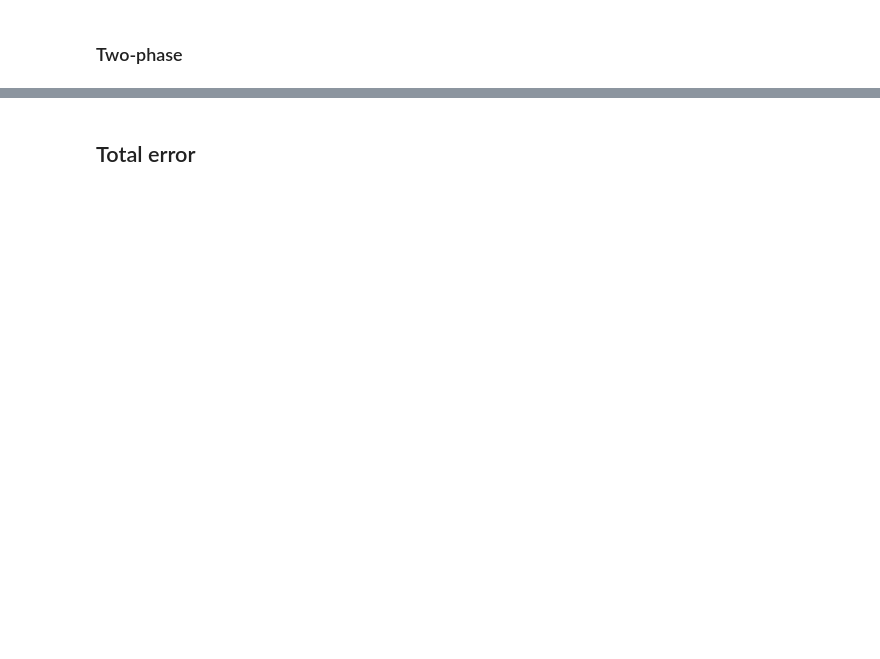
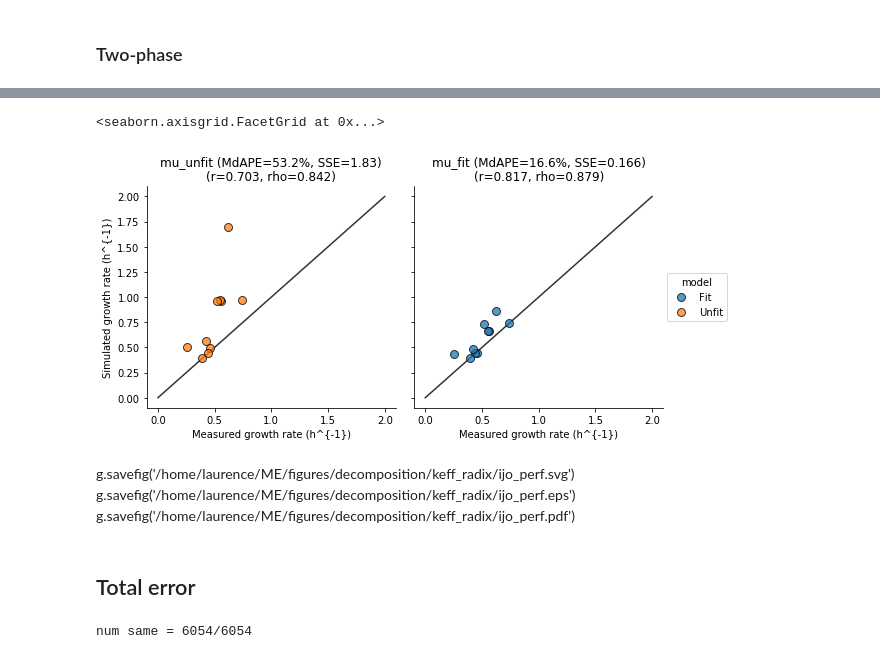
Before and after one commit to SBRG/dynamicme, a Jupyter notebook: notebooks/testing/gem_radix_lagrange_twophase.ipynb, the cells around one changed output, grey strips where cells are left out. Cells and saved outputs as stored; diff of their text form; code cells hidden in the pictures; blank space fills up the shorter version.

```diff
--- a/notebooks/testing/gem_radix_lagrange_twophase.ipynb
+++ b/notebooks/testing/gem_radix_lagrange_twophase.ipynb
@@ -145,0 +196,7 @@ if sol_master is None:
+# %%
+sol0 = sub.x_dict
+sol_masterk = {}
+for k,v in iteritems(sol0):
+    if 'binary_' in k:
+        vs = [sub.x_dict[k] for sub in sub_dict.values()]
+        sol_masterk[k] = np.round(np.mean(vs))
@@ -146 +237,3 @@ if sol_master is None:
+# %%
+a0 = None
 # %%
@@ -232,3 +319,40 @@ Median abs percent error = 43.2265%
+# %%
+from scipy import stats
+
+df_results = pd.DataFrame(rows)
+dsplot = df_results.melt(['substrate','mu_meas'])
+dsplot.loc[dsplot.variable=='mu_fit','model'] = 'Fit'
+dsplot.loc[dsplot.variable=='mu_unfit','model'] = 'Unfit'
+df_perf = dsplot.groupby('variable').apply(lambda x: pd.Series({
+    'mdape':100*np.median(abs(x['value']-x['mu_meas'])/abs(x['mu_meas'])),
+    'sse':sum( (x['value']-x['mu_meas'])**2 ),
+    'rho':stats.spearmanr(x['mu_meas'],x['value'])[0],
+    'r':stats.pearsonr(x['mu_meas'],x['value'])[0]
+}))
+# %%
+dsplot.variable = dsplot.variable.astype('category')
+dsplot.model = dsplot.model.astype('category')
+dsplot.variable.cat.reorder_categories(['mu_unfit','mu_fit'], inplace=True)
+g = sns.FacetGrid(dsplot, col='variable', hue='model', size=4)
+g.map(plt.plot, 'mu_meas','value', linestyle='None', marker='o', markeredgecolor='#000000', lw=0.2, markersize=8, alpha=0.75)
+for ax in g.axes.flat:
+    ax.plot([0,2],[0,2], zorder=1, color='#333333')
+    mdl  = ax.get_title().replace('variable = ','')
+    mdape= df_perf.loc[mdl].mdape
+    sse  = df_perf.loc[mdl].sse
+    r    = df_perf.loc[mdl].r
+    rho  = df_perf.loc[mdl].rho
+    ax.set_title('%s (MdAPE=%.3g%%, SSE=%.3g)\n(r=%.3g, rho=%.3g)'%(mdl,mdape, sse, r,rho))
+g.set_xlabels('Measured growth rate (h^{-1})')
+g.set_ylabels('Simulated growth rate (h^{-1})')
+g.add_legend()
+# %% [output]
+<seaborn.axisgrid.FacetGrid at 0x...>
+[figure, added]
+# %% [markdown]
+g.savefig('/home/laurence/ME/figures/decomposition/keff_radix/ijo_perf.svg')
+g.savefig('/home/laurence/ME/figures/decomposition/keff_radix/ijo_perf.eps')
+g.savefig('/home/laurence/ME/figures/decomposition/keff_radix/ijo_perf.pdf')
 # %% [markdown]
 ## Total error
 # %%
@@ -239,4 +363,8 @@ for y in sub._ys:
     y1 = sub1.x_dict[y.VarName]
     y2 = sub2.x_dict[y.VarName]
     y_sames.append(abs(y1-y2)<1e-10)
-    print('%20.18s%12.10s%12.10s%12.10s'%(y.VarName,y1,y2, abs(y1-y2)<1e-10))
+    #print('%20.18s%12.10s%12.10s%12.10s'%(y.VarName,y1,y2, abs(y1-y2)<1e-10))
+
+print('num same = %s/%s'%(sum(y_sames), len(y_sames)))
+# %% [output]
+num same = 6054/6054
```
Also changed, not shown: parts of 17 cells of this notebook, 4 other files.
